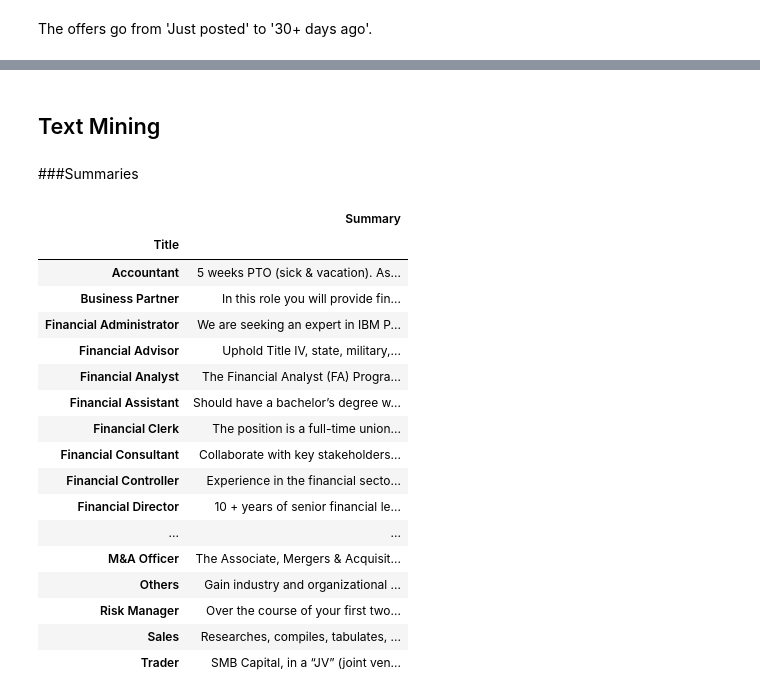
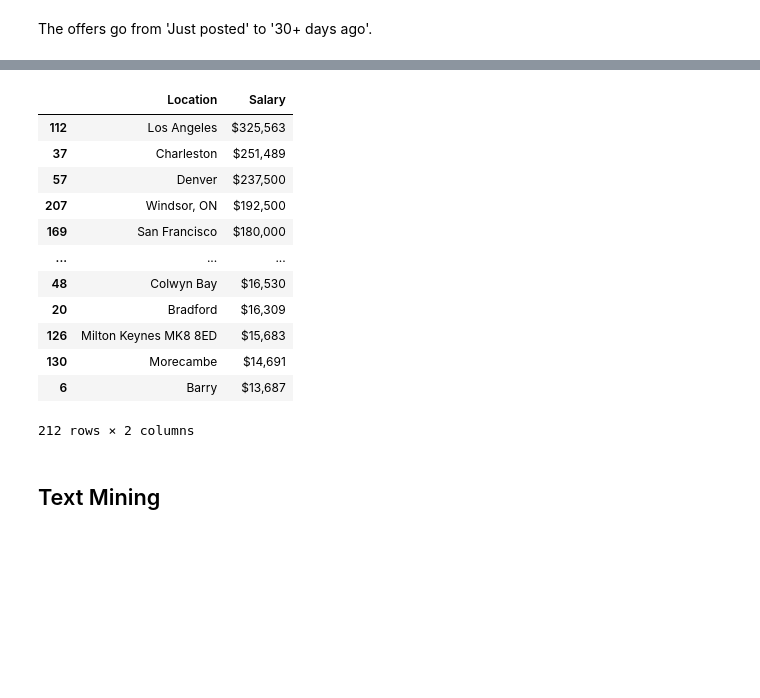
Before and after one commit to npogeant/indeed-finance, a Jupyter notebook: Indeed_&_Finance.ipynb, the cells around one changed output, grey strips where cells are left out. Saved outputs shown, nothing was run; the diff lists cells and outputs as text; code cells hidden in the pictures; blank space fills up the shorter version.

```diff
--- a/Indeed_&_Finance.ipynb
+++ b/Indeed_&_Finance.ipynb
@@ -922,0 +874,25 @@ locationSalary
+# %%
+# Divided the dataset into dollars and sterling (keeping 'year' only)
+salaryperyrsDollar = pd.DataFrame(
+    salarydf.loc[
+        salarydf.Salary.str.contains("$"), ("Title", "Company", "Location", "Salary")
+    ]
+)
+salaryperyrsDollar = pd.DataFrame(
+    salaryperyrsDollar.loc[
+        salaryperyrsDollar.Salary.str.contains("year"),
+        ("Title", "Company", "Location", "Salary"),
+    ]
+)
+
+salaryperyrsSterling = pd.DataFrame(
+    salarydf.loc[
+        salarydf.Salary.str.contains("£"), ("Title", "Company", "Location", "Salary")
+    ]
+)
+salaryperyrsSterling = pd.DataFrame(
+    salaryperyrsSterling.loc[
+        salaryperyrsSterling.Salary.str.contains("year"),
+        ("Title", "Company", "Location", "Salary"),
+    ]
+)
@@ -922,0 +936,5 @@ locationSalary
+# %%
+# Converting $ into $
+salaryperyrsSterling["Salary"] = salaryperyrsSterling["Salary"].apply(
+    lambda x: c.convert(x, "GBP", "USD")
+)
@@ -923,28 +1032,24 @@ locationSalary
+# %%
+# Grouping by locations
+locationSalary = salaryperyrs.groupby(["Location"])["Salary"].median().reset_index()
+locationSalary.sort_values(by="Salary", inplace=True, ascending=False)
+locationSalary["Salary"] = (
+    locationSalary["Salary"].astype(int).apply(lambda x: f"${x:,}")
+)
+locationSalary
+# %% [output]
+|  | Location | Salary |
+| 112 | Los Angeles | $325,563 |
+| 37 | Charleston | $251,489 |
+| 57 | Denver | $237,500 |
+| 207 | Windsor, ON | $192,500 |
+| 169 | San Francisco | $180,000 |
+| ... | ... | ... |
+| 48 | Colwyn Bay | $16,530 |
+| 20 | Bradford | $16,309 |
+| 126 | Milton Keynes MK8 8ED | $15,683 |
+| 130 | Morecambe | $14,691 |
+| 6 | Barry | $13,687 |
+212 rows × 2 columns
 # %% [markdown]
 ## Text Mining
-# %% [markdown]
-###Summaries
-# %%
-#Getting the summaries together and grouping by titles
-offer_sum = data.groupby('Title').agg(lambda col: ' '.join(col))
-offer_sum = offer_sum[['Summary']]
-offer_sum
-# %% [output]
-|  | Summary |
-| Title |  |
-| Accountant | 5 weeks PTO (sick & vacation). As... |
-| Business Partner | In this role you will provide fin... |
-| Financial Administrator | We are seeking an expert in IBM P... |
-| Financial Advisor | Uphold Title IV, state, military,... |
-| Financial Analyst | The Financial Analyst (FA) Progra... |
-| Financial Assistant | Should have a bachelor’s degree w... |
-| Financial Clerk | The position is a full-time union... |
-| Financial Consultant | Collaborate with key stakeholders... |
-| Financial Controller | Experience in the financial secto... |
-| Financial Director | 10 + years of senior financial le... |
-| ... | ... |
-| M&A Officer | The Associate, Mergers & Acquisit... |
-| Others | Gain industry and organizational ... |
-| Risk Manager | Over the course of your first two... |
-| Sales | Researches, compiles, tabulates, ... |
-| Trader | SMB Capital, in a “JV” (joint ven... |
```
Also changed, not shown: parts of 172 cells of this notebook, 6 other files.
